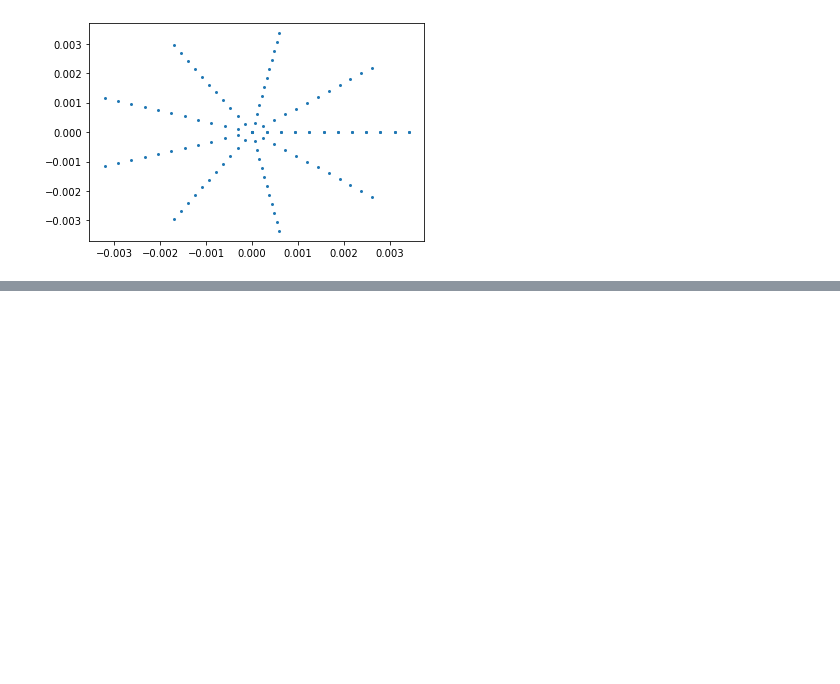
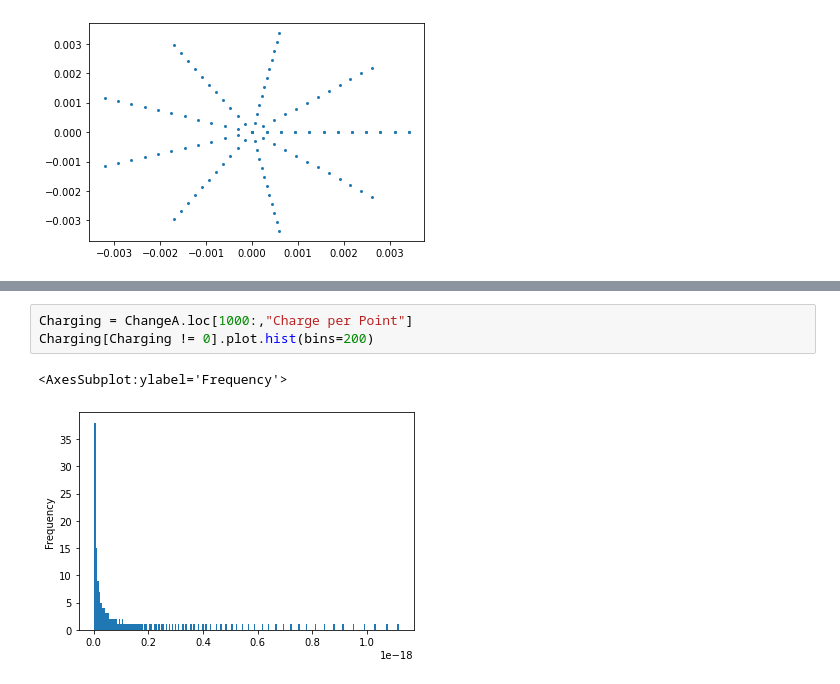
Before and after one commit to AriAtari/ChargeSeparation, a Jupyter notebook: Changing_radii.ipynb, the cells around one changed output, grey strips where cells are left out. Saved outputs shown, nothing was run; the diff lists cells and outputs as text; blank space fills up the shorter version.

```diff
--- a/Changing_radii.ipynb
+++ b/Changing_radii.ipynb
@@ -253,0 +275,6 @@ ChangeA.fillna(e)
+# %%
+Charging = ChangeA.loc[1000:,"Charge per Point"]
+Charging[Charging != 0].plot.hist(bins=200)
+# %% [output]
+<AxesSubplot:ylabel='Frequency'>
+[figure, added]
```
Also changed, not shown: parts of 10 cells of this notebook.
